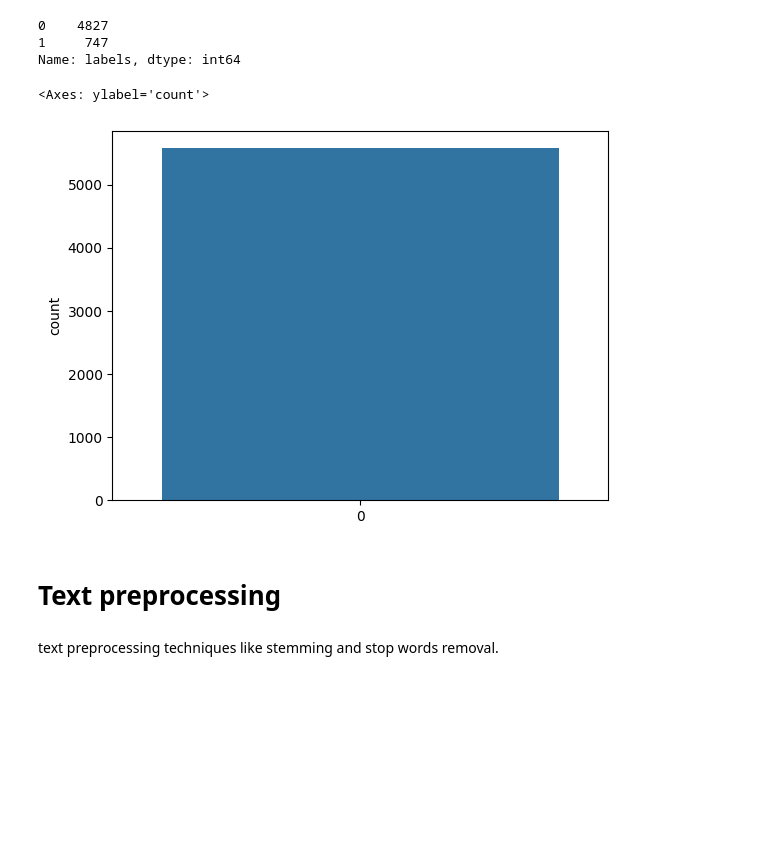
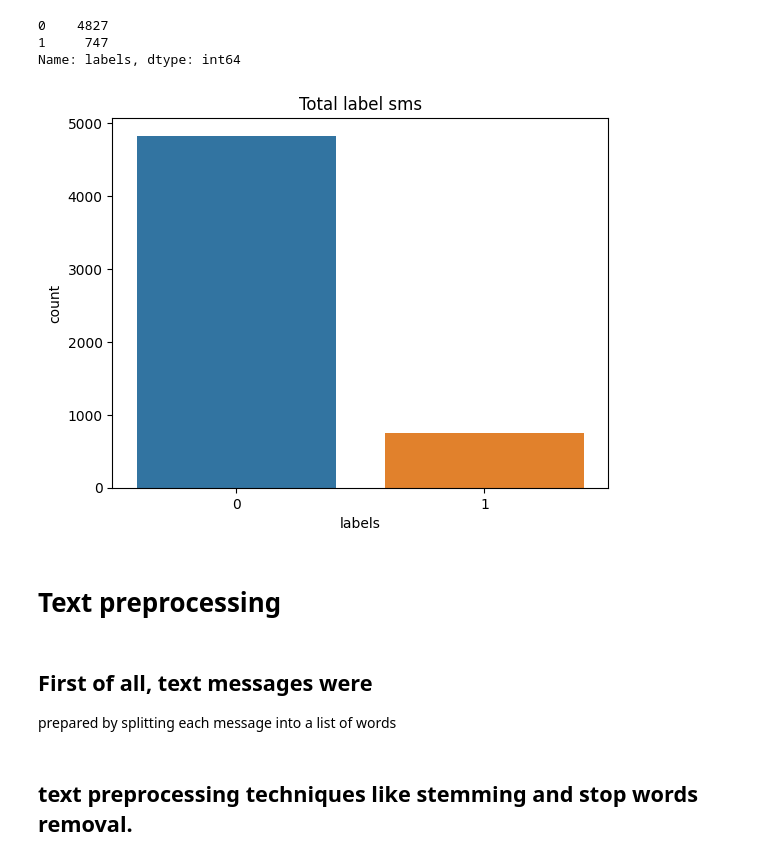
Before and after one commit to ackermanjayjay/sms-spam, a Jupyter notebook: project_transfer_learning_embed.ipynb, the cells around one changed output. Drawn from its saved outputs; the diff is of its cells as text; code cells hidden in the pictures; blank space fills up the shorter version.

```diff
--- a/project_transfer_learning_embed.ipynb
+++ b/project_transfer_learning_embed.ipynb
@@ -82,11 +83,15 @@ df_sms_spam['labels'].value_counts()
 1     747
 Name: labels, dtype: int64
 # %%
-sns.countplot(data=df_sms_spam['labels'])
+sns.countplot(x=df_sms_spam['labels'])
+plt.title("Total label sms")
+plt.show()
 # %% [output]
-<Axes: ylabel='count'>
-[figure, old version]
+[figure, new version]
 # %% [markdown]
 # Text preprocessing
+# %% [markdown]
+## First of all, text messages were
+prepared by splitting each message into a list of words
 # %% [markdown]
-text preprocessing techniques like stemming and stop words removal.
+## text preprocessing techniques like stemming and stop words removal.
```
Also changed, not shown: parts of 55 cells of this notebook.
